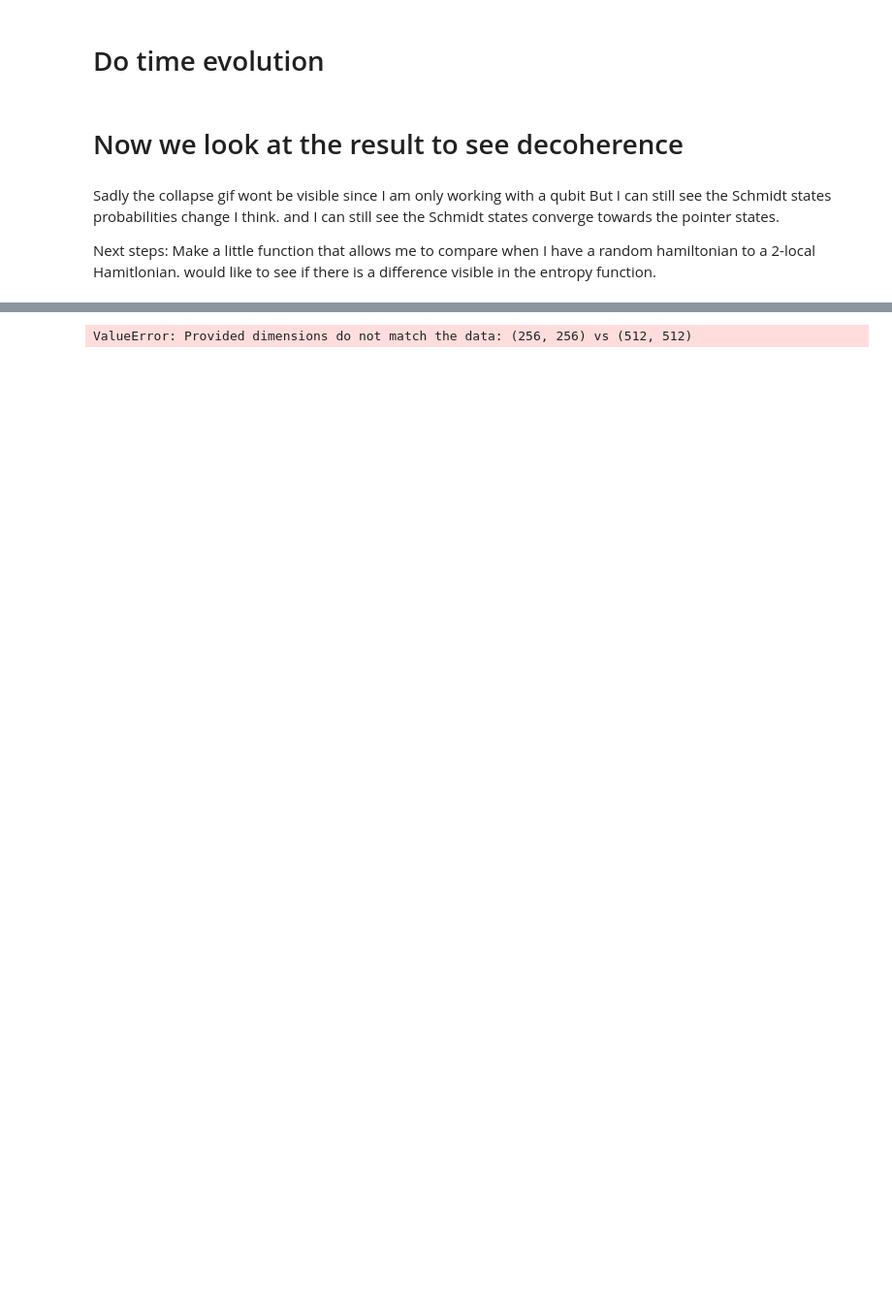
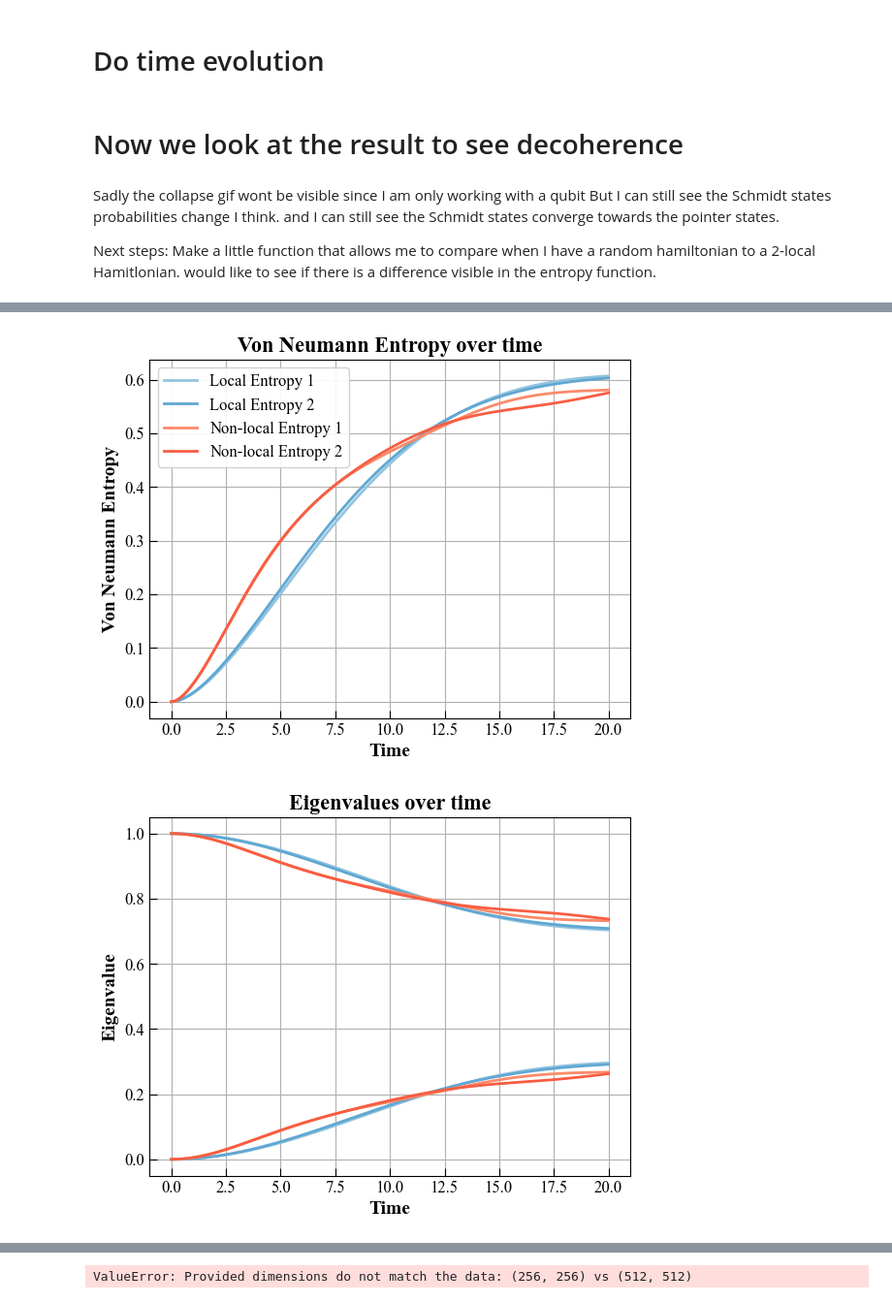
Before and after one commit to MarinAndreGirard/ACL, a Jupyter notebook: Working/2_locality.ipynb, the cells around one changed output, grey strips where cells are left out. Shown at 97% size. Saved outputs shown, nothing was run; the diff lists cells and outputs as text; code cells hidden in the pictures; blank space fills up the shorter version.

```diff
--- a/Working/2_locality.ipynb
+++ b/Working/2_locality.ipynb
@@ -743,25 +521,0 @@ for suffix in file_suffixes:
-# %%
-#==== Initial conditions
-n_e=8
-log=0
-tmax=400
-ind_nb=2000
-a1=0.5
-a2=0.75
-a3=0.4
-
-# Run the simulations for all cases using a loop
-file_suffixes = [1, 2]
-file_name = "2_locality_long_long_v3"
-# Local Hamiltonian entropies
-local_entropies = []
-local_eigenvalues = []
-for suffix in file_suffixes:
-    tlist, entropies, eigenvalues_list= run_simulation(create_H_2_local, suffix,file_name,n_e, log, tmax, ind_nb,a1,a2,a3)
-
-file_name = "non_locality_long_long_v3"
-# Non-local Hamiltonian entropies
-non_local_entropies = []
-non_local_eigenvalues = []
-for suffix in file_suffixes:
-    tlist, entropies, eigenvalues_list = run_simulation(create_H_non_local, suffix,file_name,n_e, log, tmax, ind_nb,a1,a2,a3)
@@ -1138,0 +578,5 @@ plt.show()
+# %%
+plot_function("2_locality","non_locality")
+# %% [output]
+[figure, added]
+[figure, added]
```
Also changed, not shown: parts of 23 cells of this notebook, 1 other file.
